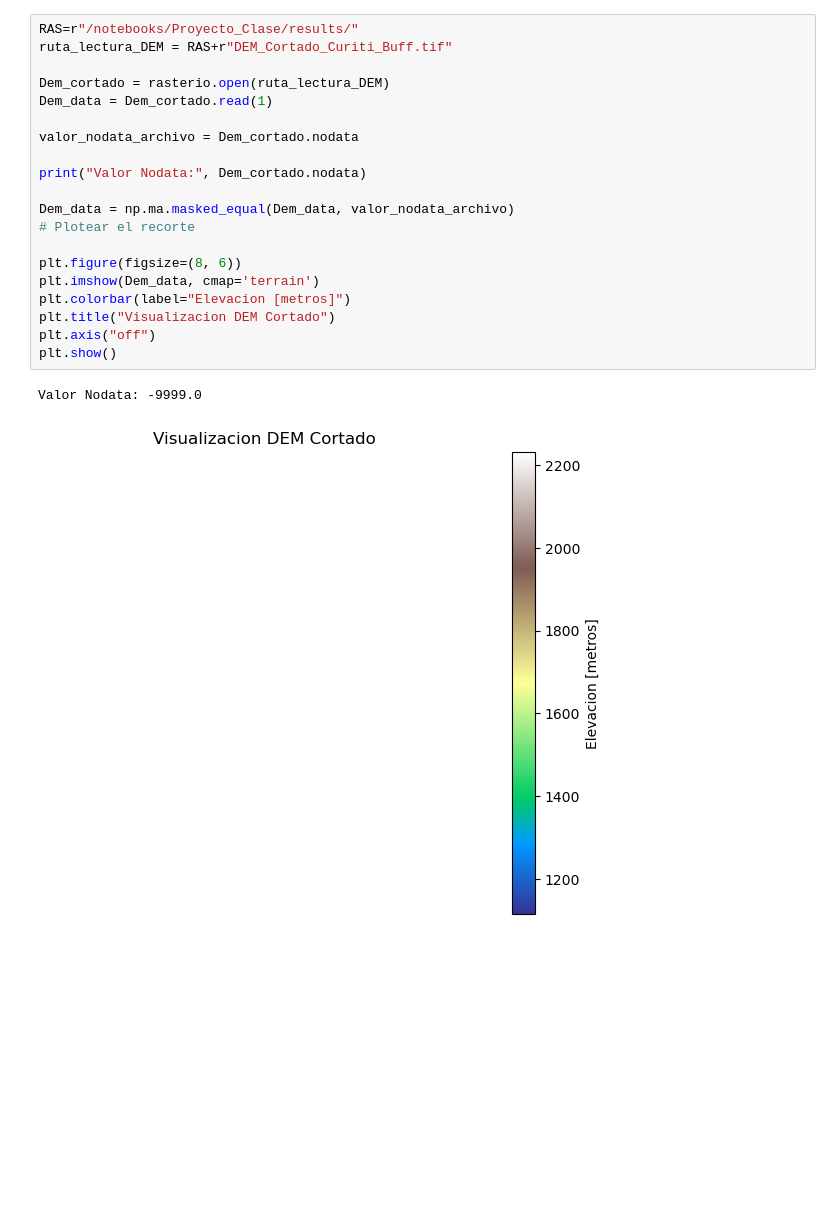
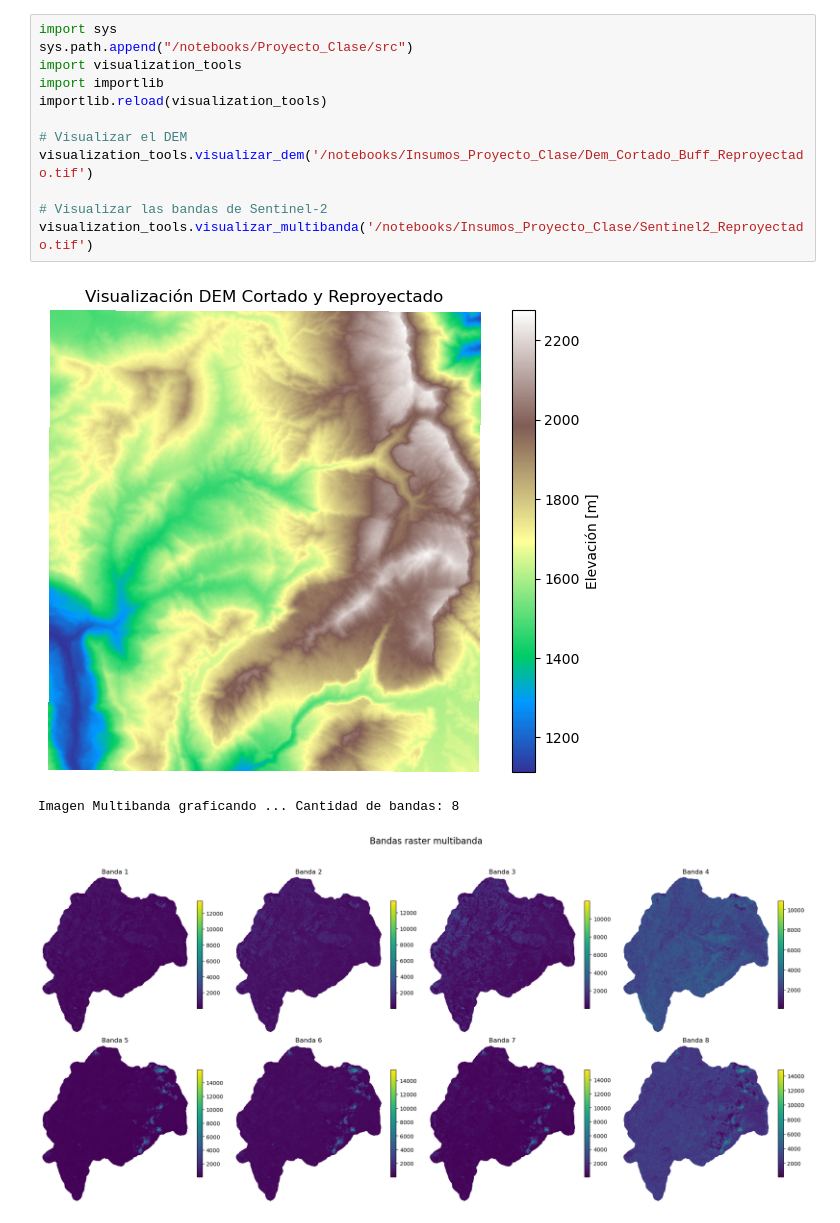
Before and after one commit to DSVRUNAL/Proyecto---Homogeneidad-Variables-Formadoras-Suelo, a Jupyter notebook: notebooks/Visualization.ipynb, the cells around one changed output. Drawn from its saved outputs; the diff is of its cells as text; blank space fills up the shorter version.

```diff
--- a/notebooks/Visualization.ipynb
+++ b/notebooks/Visualization.ipynb
@@ -20,23 +6,16 @@ from rasterio.warp import calculate_default_transform, reproject, Resampling
 # %%
-RAS=r"/notebooks/Proyecto_Clase/results/"
-ruta_lectura_DEM = RAS+r"DEM_Cortado_Curiti_Buff.tif"
+import sys
+sys.path.append("/notebooks/Proyecto_Clase/src")
+import visualization_tools
+import importlib
+importlib.reload(visualization_tools)
 
-Dem_cortado = rasterio.open(ruta_lectura_DEM)
-Dem_data = Dem_cortado.read(1)
+# Visualizar el DEM
+visualization_tools.visualizar_dem('/notebooks/Insumos_Proyecto_Clase/Dem_Cortado_Buff_Reproyectado.tif')
 
-valor_nodata_archivo = Dem_cortado.nodata
-
-print("Valor Nodata:", Dem_cortado.nodata)
-
-Dem_data = np.ma.masked_equal(Dem_data, valor_nodata_archivo)
-# Plotear el recorte
-
-plt.figure(figsize=(8, 6))
-plt.imshow(Dem_data, cmap='terrain')
-plt.colorbar(label="Elevacion [metros]")
-plt.title("Visualizacion DEM Cortado")
-plt.axis("off")
-plt.show()
+# Visualizar las bandas de Sentinel-2
+visualization_tools.visualizar_multibanda('/notebooks/Insumos_Proyecto_Clase/Sentinel2_Reproyectado.tif')
 # %% [output]
+[figure, new version]
-Valor Nodata: -9999.0
+Imagen Multibanda graficando ... Cantidad de bandas: 8
-[figure, old version]
+[figure, added]
```
Also changed, not shown: parts of 2 cells of this notebook, 1 other file.
